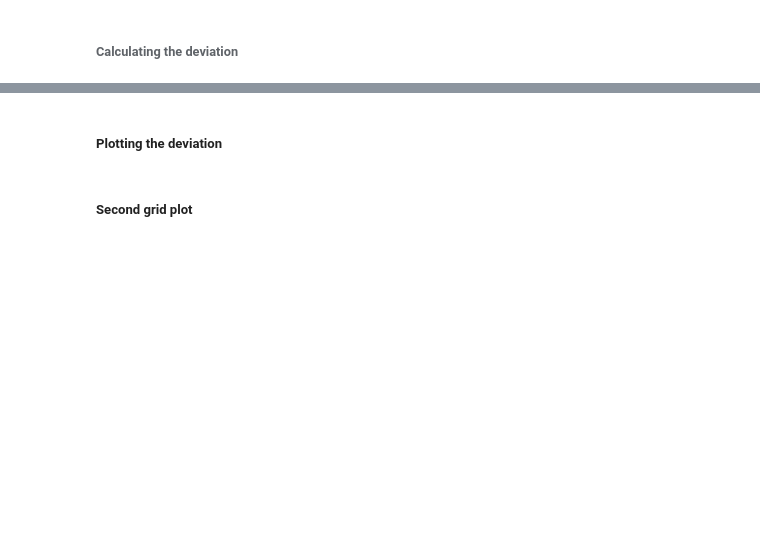
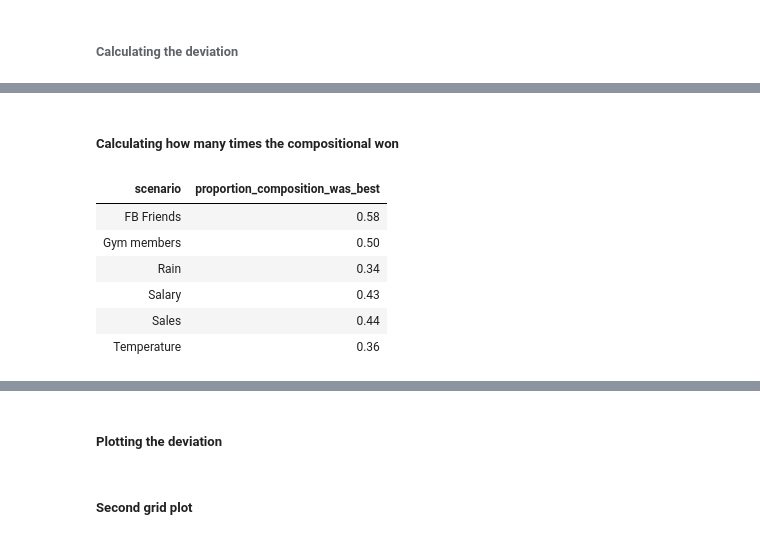
Before and after one commit to ericschulz/compforca, a Jupyter notebook: Data analysis/5- New grid plots (6x2 plots).ipynb, the cells around one changed output, grey strips where cells are left out. Cells and saved outputs as stored; diff of their text form; code cells hidden in the pictures; blank space fills up the shorter version.

```diff
--- a/Data analysis/5- New grid plots (6x2 plots).ipynb
+++ b/Data analysis/5- New grid plots (6x2 plots).ipynb
@@ -547,10 +561,6 @@ calculate_nrmse(c(1,2,3,4), c(5,2,3,4))
 # %%
-results_pred <- all_pred_data %>%
-                    #filter(day <= 365*2) %>% # To Eric: this is something I though about. What do you think about it?
-                    group_by(pid, scenario, kernel, lml) %>%
-                    summarize(error = calculate_nrmse(value, value_participant))
-
-results_pred <- merge(x = results_pred,
+add_is_max_column <- function(results_pred) {
+    to_return <- merge(x = results_pred,
 
                       # Mark the best-fitting kernel in each case
                       y = results_pred %>%
@@ -560,7 +570,10 @@ results_pred <- merge(x = results_pred,
                             filter(is_max) %>%
                             select(pid, scenario, kernel, is_max),
 
-                      all.x = TRUE,
+                      all.x = TRUE
                 )
 
-results_pred$is_max <- !(is.na(results_pred$is_max))
+    to_return$is_max <- !(is.na(to_return$is_max))
+
+    return(to_return)
+}
@@ -566,0 +587,38 @@ results_pred$is_max <- !(is.na(results_pred$is_max))
+# %% [markdown]
+##### Calculating how many times the compositional won
+# %%
+# New error dataset (mean-error per participant per scenario per model)
+
+error_per_participant <- all_pred_data %>%
+                            #filter(day <= 365*2) %>% # To Eric: this is something I though about. What do you think about it?
+                            group_by(pid, scenario, kernel, lml) %>%
+                            summarize(error = calculate_mean_error(value, value_participant))
+
+error_per_participant <- add_is_max_column(error_per_participant)
+
+#results_pred <- error_per_participant
+
+error_per_participant_f <- error_per_participant %>%
+                                filter(kernel == 'r' | is_max)
+
+# Remove those [pid, kernel] combinations where the R kernel was not present (because it was previously filtered out)
+error_per_participant_ff <- error_per_participant_f %>%
+                                group_by(pid, scenario) %>%
+                                filter(length(kernel) > 1)
+# %%
+min_error_kernels <- error_per_participant_ff %>%
+                            group_by( pid, scenario ) %>%
+                            summarize( which_min_error = which.min(error),
+                                       min_error_kernel = kernel[which_min_error])
+# %%
+min_error_kernels %>%
+    group_by(scenario) %>%
+    summarize( proportion_composition_was_best = (sum(nchar(min_error_kernel)>1) / length(min_error_kernel) ) %>% round(2) )
+# %% [output]
+| scenario | proportion_composition_was_best |
+| FB Friends | 0.58 |
+| Gym members | 0.50 |
+| Rain | 0.34 |
+| Salary | 0.43 |
+| Sales | 0.44 |
+| Temperature | 0.36 |
```
Also changed, not shown: parts of 38 cells of this notebook, 4 other files.
